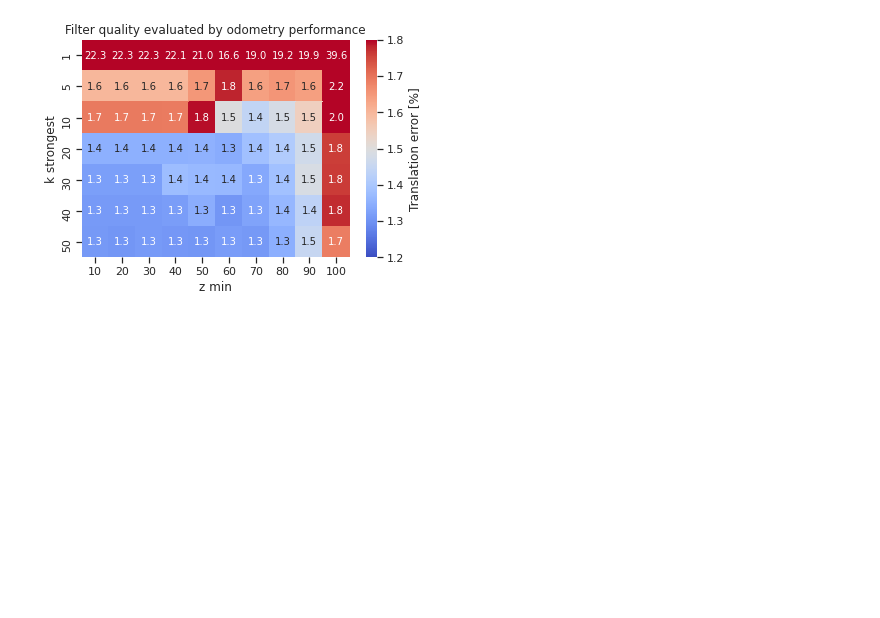
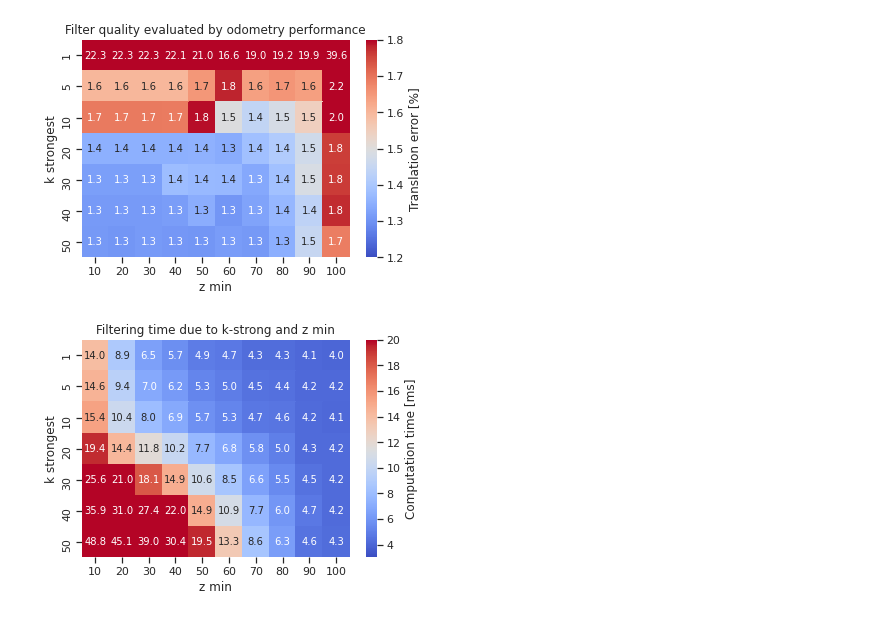
Before and after one commit to Samleo8/CFEAR_evaluation, a Jupyter notebook: kstrong/kstrong_parameters.ipynb, the cells around one changed output. Drawn from its saved outputs; the diff is of its cells as text; code cells hidden in the pictures; blank space fills up the shorter version.

```diff
--- a/kstrong/kstrong_parameters.ipynb
+++ b/kstrong/kstrong_parameters.ipynb
@@ -8,39 +8,40 @@ import csv
 
 
 
 sns.set_theme(style="ticks", color_codes=True)
 sns.set(style="ticks")
 #colors = ["#FF8614", "#D06B0D", "#8E4A0A", "#2B9BFF", "#2277C2", "#19578E"]
 #pal=sns.color_palette(colors)
 pal=sns.color_palette("coolwarm", as_cmap=True)
 sns.set_palette("coolwarm")
 
 ### LOAD AND SORT NAMES OF COLUMNS
 df = pd.read_csv('./kstrong_filtering_2021-07-17_09:14_eval.csv', sep=r',', header=0)
 df=df[df["cost type"].str.contains("P2P")]
 
 df.sort_values(by=["z min", "k strongest"])
 result = df.pivot_table(index='k strongest',
                         columns='z min',
                         values='Trans.err. [%]')
 #print(result)
-
+plt.figure(1)
 #map=sns.color_palette("RdY1Gn_r",5)
 sns_plot = sns.heatmap(result,vmin=1.2, vmax=1.8, cmap="coolwarm",annot=True, fmt="0.1f",cbar_kws={'label': 'Translation error [%]'},annot_kws={"size": 10})
 plt.title('Filter quality evaluated by odometry performance')
 fig=sns_plot.get_figure()
 fig.savefig('./output/k-strongest_parameter_sensitivity.eps', format='eps')
 fig.savefig('./output/k-strongest_parameter_sensitivity.png', format='png', dpi=1000)
 
 
 
-
-#dd=df.sort_values(by=["z min", "k strongest"])
-#filter_tab = dd.pivot_table(index='k strongest', columns='z min', values='Filtering avg')
-#sns_plot_2 = sns.heatmap(filter_tab,vmin=3, vmax=20, cmap="coolwarm",annot=True, fmt=".1f",cbar_kws={'label': 'Computation time [ms]'},annot_kws={"size": 10})
-#plt.title('Filtering time due to k-strong and z min')
-#fig2=sns_plot_2.get_figure()
-#fig2.savefig('./output/k-strongest_time.eps', format='eps')
-#fig2.savefig('./output/k-strongest_time.png', format='png', dpi=1000)
+plt.figure(2)
+dd=df.sort_values(by=["z min", "k strongest"])
+filter_tab = dd.pivot_table(index='k strongest', columns='z min', values='Filtering avg')
+sns_plot_2 = sns.heatmap(filter_tab,vmin=3, vmax=20, cmap="coolwarm",annot=True, fmt=".1f",cbar_kws={'label': 'Computation time [ms]'},annot_kws={"size": 10})
+plt.title('Filtering time due to k-strong and z min')
+fig2=sns_plot_2.get_figure()
+fig2.savefig('./output/k-strongest_time.eps', format='eps')
+fig2.savefig('./output/k-strongest_time.png', format='png', dpi=1000)
 # %% [output]
 [figure]
+[figure, added]
```
Also changed, not shown: 22 other files.
